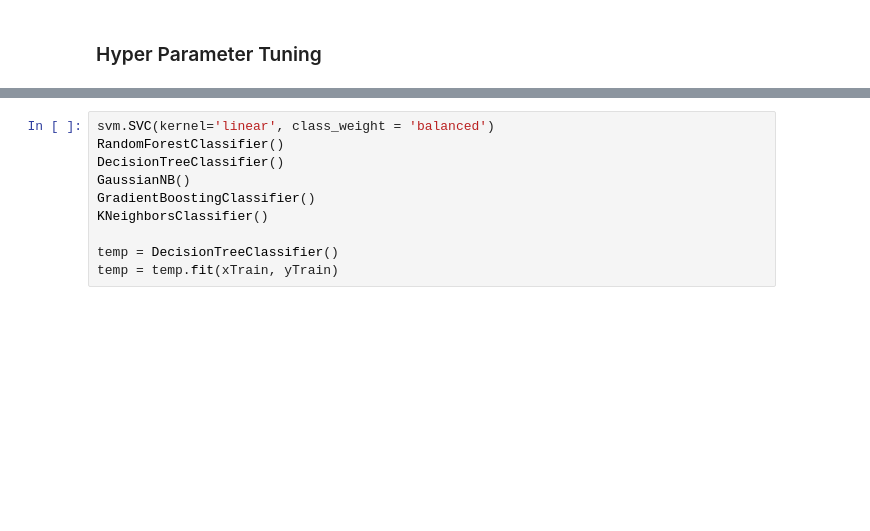
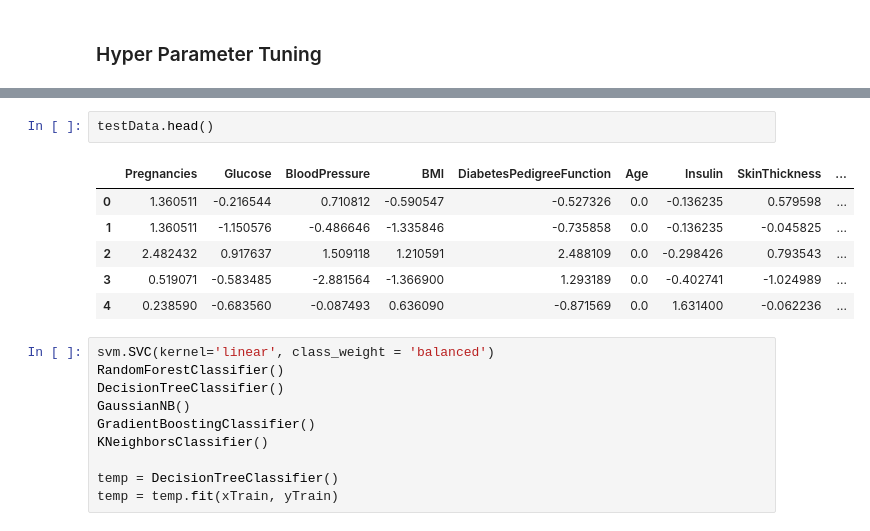
Before and after one commit to zhumazhenis/bigdata-project, a Jupyter notebook: Untitled.ipynb, the cells around one changed output, grey strips where cells are left out. Drawn from its saved outputs; the diff is of its cells as text; blank space fills up the shorter version.

```diff
--- a/Untitled.ipynb
+++ b/Untitled.ipynb
@@ -341,3 +538,12 @@ array([0.01439735, 0.51276625, 0.00753768, 0.28381258, 0.03375021,
+# %%
+testData.head()
+# %% [output]
+|  | Pregnancies | Glucose | BloodPressure | BMI | DiabetesPedigreeFunction | Age | Insulin | SkinThickness | ... |
+| 0 | 1.360511 | -0.216544 | 0.710812 | -0.590547 | -0.527326 | 0.0 | -0.136235 | 0.579598 | ... |
+| 1 | 1.360511 | -1.150576 | -0.486646 | -1.335846 | -0.735858 | 0.0 | -0.136235 | -0.045825 | ... |
+| 2 | 2.482432 | 0.917637 | 1.509118 | 1.210591 | 2.488109 | 0.0 | -0.298426 | 0.793543 | ... |
+| 3 | 0.519071 | -0.583485 | -2.881564 | -1.366900 | 1.293189 | 0.0 | -0.402741 | -1.024989 | ... |
+| 4 | 0.238590 | -0.683560 | -0.087493 | 0.636090 | -0.871569 | 0.0 | 1.631400 | -0.062236 | ... |
 # %%
 svm.SVC(kernel='linear', class_weight = 'balanced')
 RandomForestClassifier()
```
Also changed, not shown: parts of 36 cells of this notebook.
